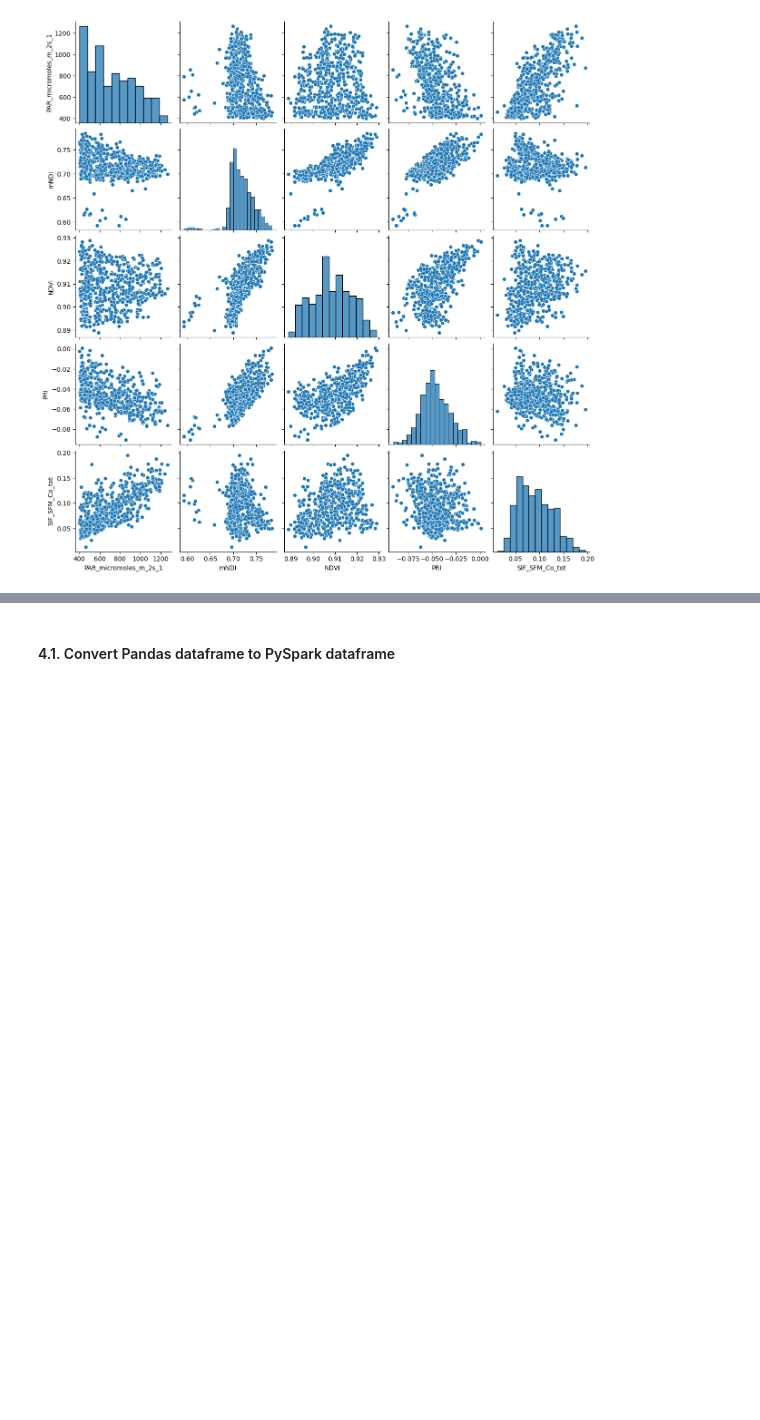
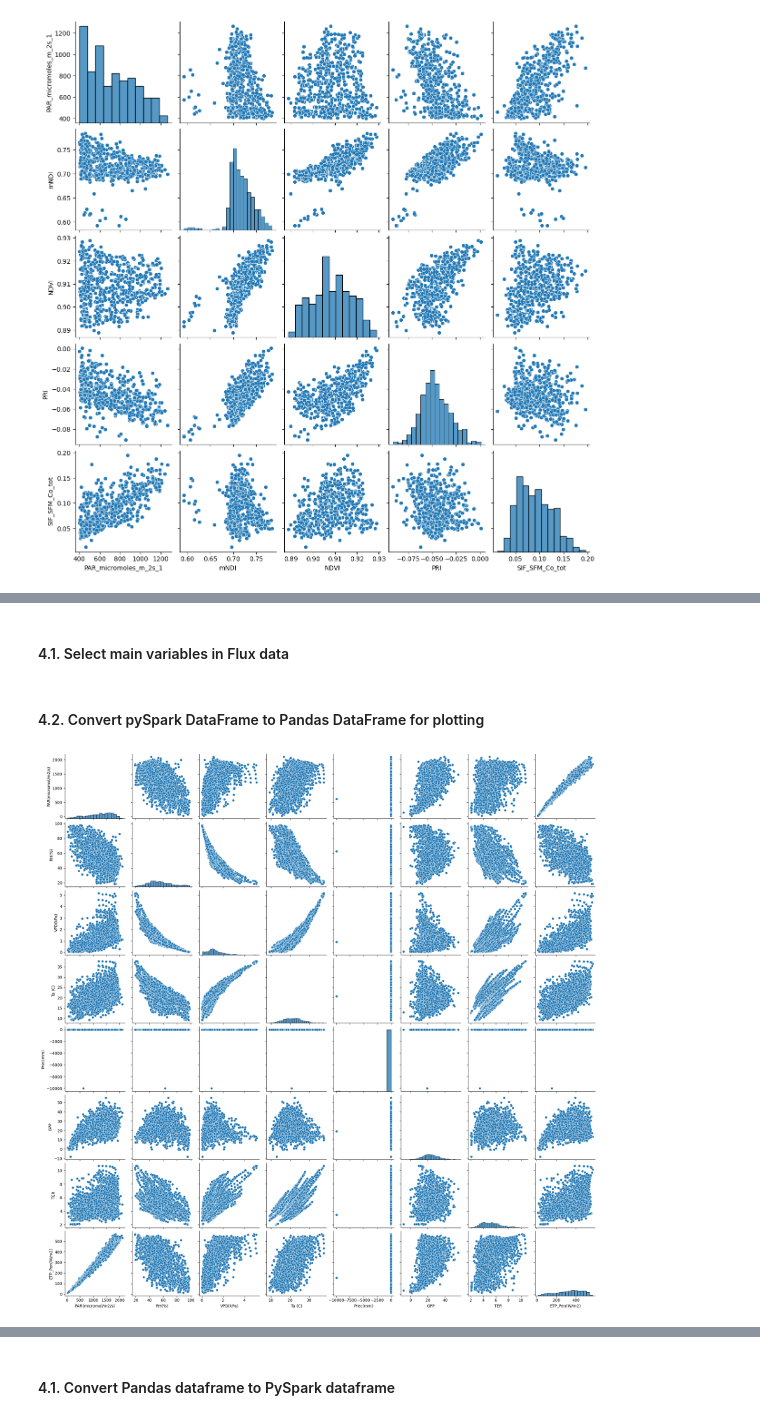
Before and after one commit to KamelSOUDANI/ICOS_FrFonSunInducedFluorescence, a Jupyter notebook: Codes/Syn_SIF_FS_PRI_GPP.ipynb, the cells around one changed output, grey strips where cells are left out. Saved outputs shown, nothing was run; the diff lists cells and outputs as text; code cells hidden in the pictures; blank space fills up the shorter version.

Commit message:
With flux data

```diff
--- a/Codes/Syn_SIF_FS_PRI_GPP.ipynb
+++ b/Codes/Syn_SIF_FS_PRI_GPP.ipynb
@@ -126,0 +221,32 @@ plt.show()
+# %%
+from pyspark.sql.functions import to_timestamp
+
+# Convert 'Time_Start' and 'Time_End' to datetime
+df_Flux= df_Flux.withColumn("Date", to_timestamp("Date", 'dd/MM/yyyy HH:mm'))
+# %% [markdown]
+#### 4.1. Select main variables in Flux data
+# %%
+df_Flux_select=df_Flux.select('Date','PAR(micromol/m2/s)','RH(%)','VPD(kPa)','Ta (C)','Prec(mm)','GPP','TER','ETP_Pen(W/m2)')
+# %% [markdown]
+#### 4.2. Convert pySpark DataFrame to Pandas DataFrame for plotting
+# %%
+p_df_Flux_select= df_Flux_select.toPandas()
+p_df_Flux_select['Date'] = pd.to_datetime(p_df_Flux_select['Date'])
+p_df_Flux_select.set_index('Date', inplace=True)
+# %%
+start_date = '2022-05-01'
+end_date = '2022-09-30'
+start_hour = 10
+end_hour = 16
+
+mask = (p_df_Flux_select.index.date >= pd.to_datetime(start_date).date()) & \
+       (p_df_Flux_select.index.date <= pd.to_datetime(end_date).date()) & \
+       (p_df_Flux_select.index.hour >= start_hour) & \
+       (p_df_Flux_select.index.hour <= end_hour)
+
+Flux_filtered_pd_Date = p_df_Flux_select.loc[mask]
+# %%
+sns.pairplot(Flux_filtered_pd_Date)
+plt.show()
+# %% [output]
+[figure, added]
```
Also changed, not shown: parts of 14 cells of this notebook, 1 other file.
